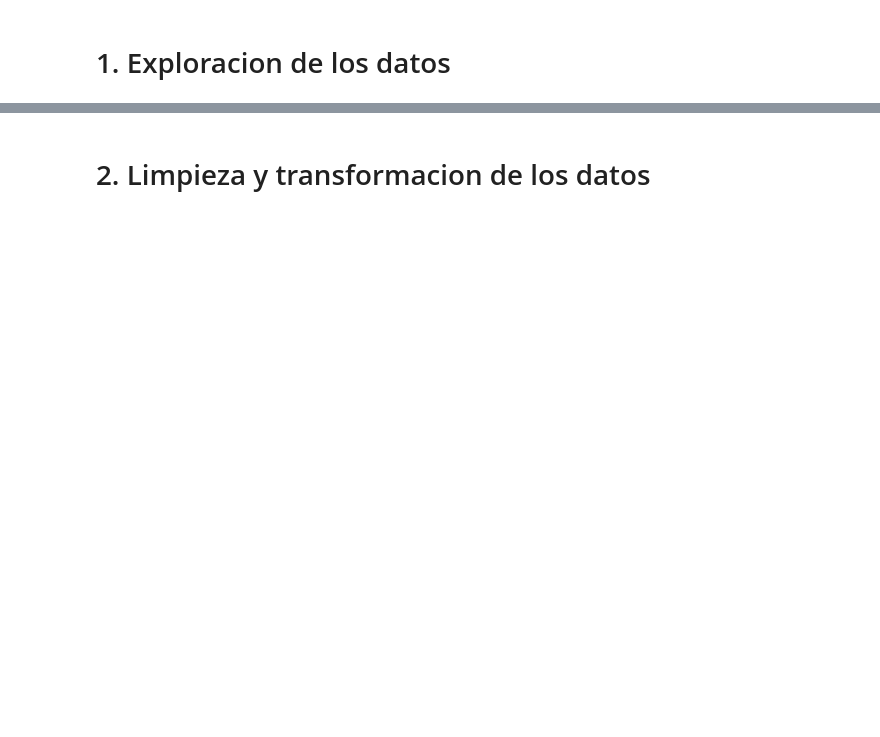
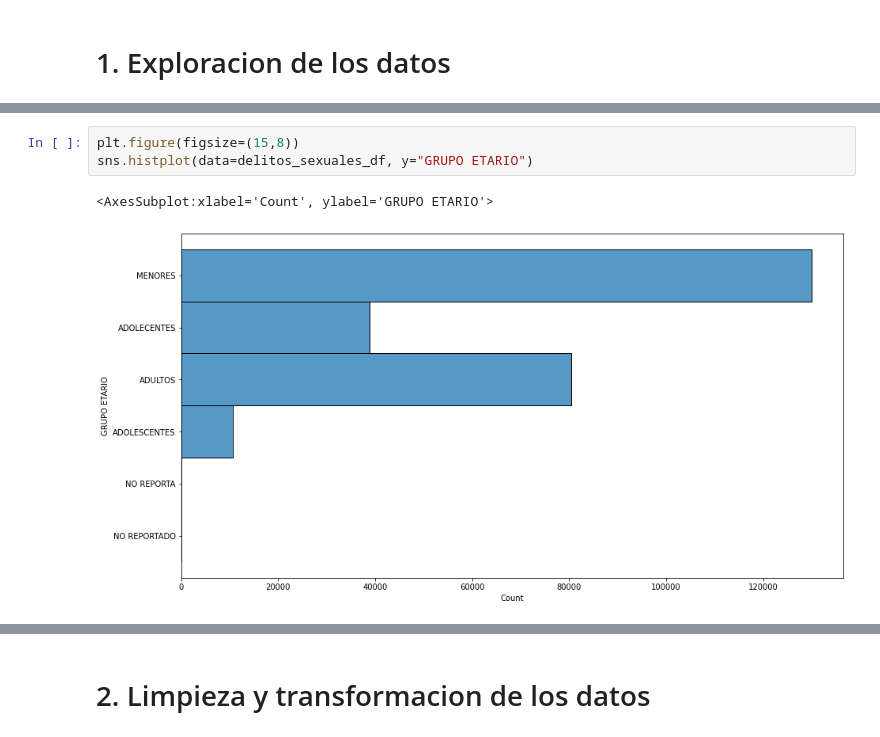
Before and after one commit to CristianCristanchoT/Analisis-de-datos-relacionados-a-crimenes-en-Colombia, a Jupyter notebook: Notebooks/1_Exploracion_y_limpieza_de_datos/Delitos sexuales.ipynb, the cells around one changed output, grey strips where cells are left out. Saved outputs shown, nothing was run; the diff lists cells and outputs as text; blank space fills up the shorter version.

```diff
--- a/Notebooks/1_Exploracion_y_limpieza_de_datos/Delitos sexuales.ipynb
+++ b/Notebooks/1_Exploracion_y_limpieza_de_datos/Delitos sexuales.ipynb
@@ -7,0 +159,6 @@ import numpy as np
+# %%
+plt.figure(figsize=(15,8))
+sns.histplot(data=delitos_sexuales_df, y="GRUPO ETARIO")
+# %% [output]
+<AxesSubplot:xlabel='Count', ylabel='GRUPO ETARIO'>
+[figure, added]
```
Also changed, not shown: parts of 35 cells of this notebook, 3 other files.
